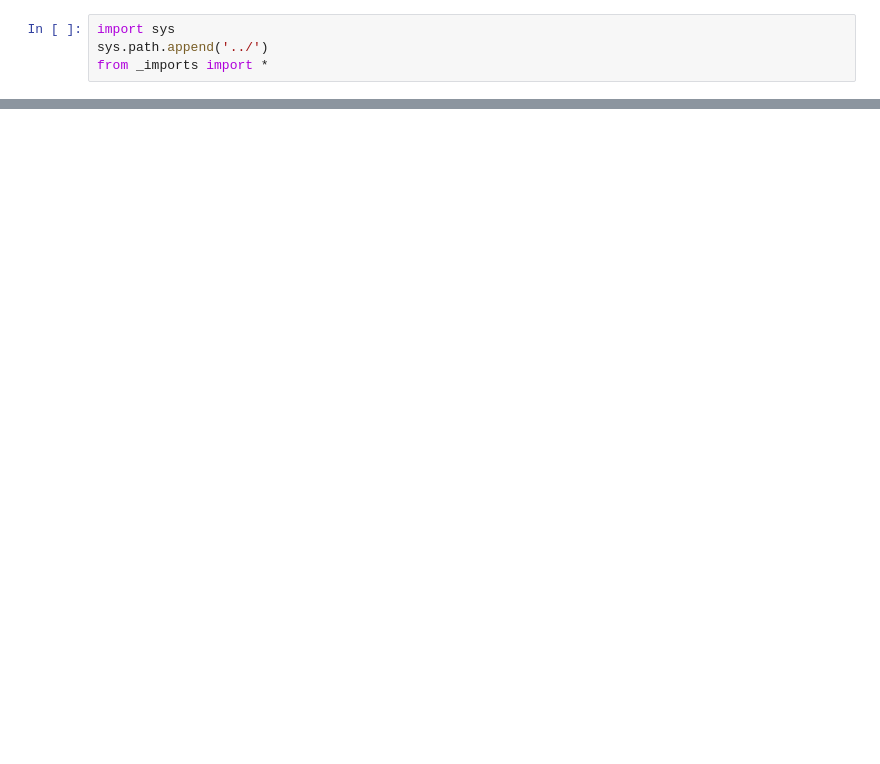
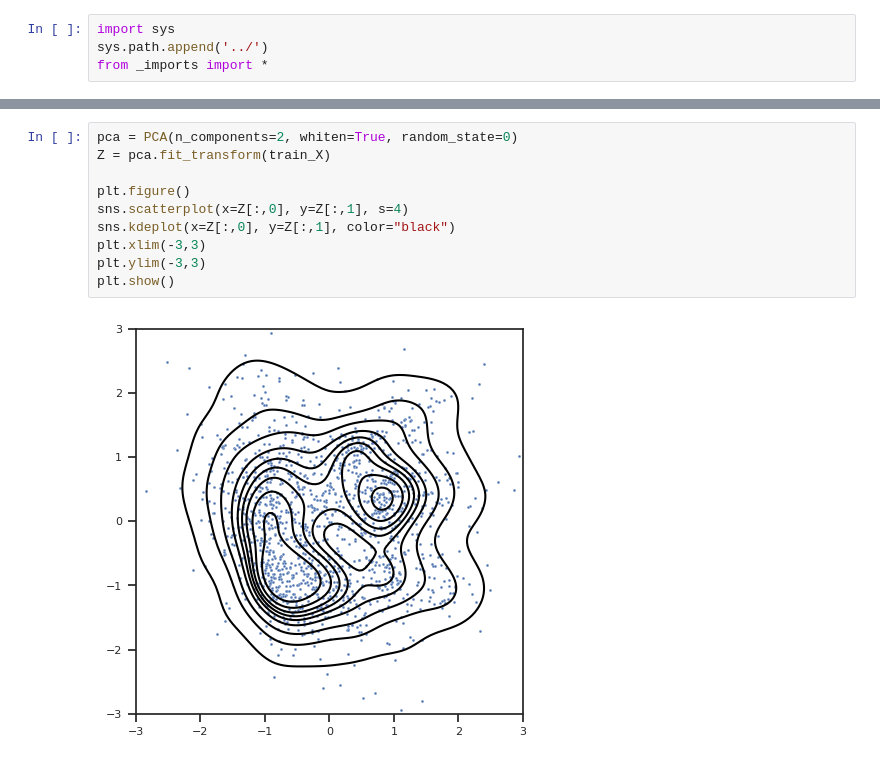
Before and after one commit to FatulM/house-price-prediction, a Jupyter notebook: notebooks/impute-pca.ipynb, the cells around one changed output, grey strips where cells are left out. Saved outputs shown, nothing was run; the diff lists cells and outputs as text; blank space fills up the shorter version.

```diff
--- a/notebooks/impute-pca.ipynb
+++ b/notebooks/impute-pca.ipynb
@@ -47,0 +74,12 @@ px.line(x=range(1, IT + 1), y=costs, height=450, width=1000, range_x=(0, IT + 1)
+# %%
+pca = PCA(n_components=2, whiten=True, random_state=0)
+Z = pca.fit_transform(train_X)
+
+plt.figure()
+sns.scatterplot(x=Z[:,0], y=Z[:,1], s=4)
+sns.kdeplot(x=Z[:,0], y=Z[:,1], color="black")
+plt.xlim(-3,3)
+plt.ylim(-3,3)
+plt.show()
+# %% [output]
+[figure, added]
```
Also changed, not shown: parts of 17 cells of this notebook.
